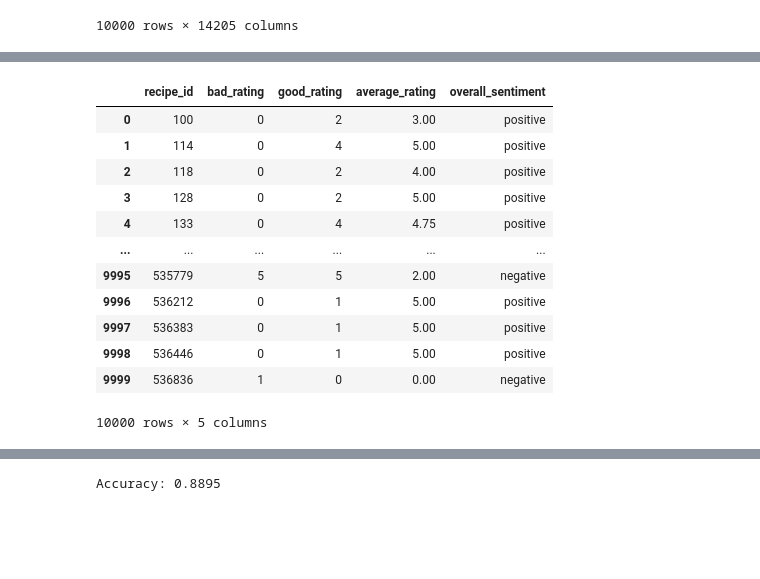
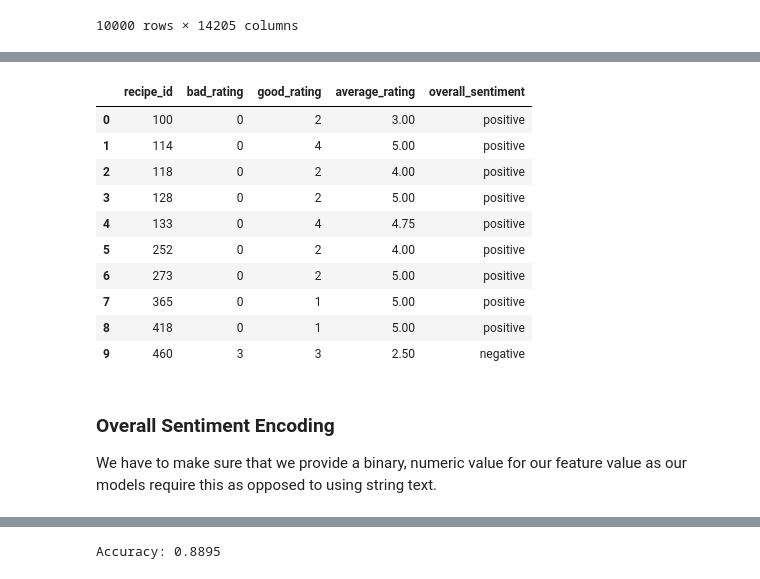
Before and after one commit to hellojohncruz/DATA-620, a Jupyter notebook: Final Project/food.ipynb, the cells around one changed output, grey strips where cells are left out. Saved outputs shown, nothing was run; the diff lists cells and outputs as text; code cells hidden in the pictures; blank space fills up the shorter version.

```diff
--- a/Final Project/food.ipynb
+++ b/Final Project/food.ipynb
@@ -393,43 +381,44 @@ result_df
 # %%
 # Merge the two DataFrames on recipe_id (id in result_df)
 merged_df = result_df.merge(users_df, left_on='recipe_id', right_on='recipe_id')
 
 # If the column is named 'rating_y', rename it to 'rating'
 merged_df.rename(columns={'rating_y': 'rating'}, inplace=True)
 
 # Classify ratings: 0-2 = 'bad', 3-5 = 'good'
 merged_df['review_quality'] = merged_df['rating'].apply(lambda x: 'good_rating' if x >= 3 else 'bad_rating')
 
 # Count good and bad reviews per recipe
 sentiment_counts = merged_df.groupby('recipe_id')['review_quality'].value_counts().unstack(fill_value=0)
 
 # Compute average rating per recipe
 average_ratings = merged_df.groupby('recipe_id')['rating'].mean().rename('average_rating')
 
 # Combine into one summary DataFrame
 summary_df = sentiment_counts.join(average_ratings)
 
 # Determine overall sentiment
 summary_df['overall_sentiment'] = summary_df.apply(
     lambda row: 'positive' if row.get('good_rating', 0) > row.get('bad_rating', 0) else 'negative',
     axis=1
 )
 
 summary_df = summary_df.reset_index()
+summary_df.head(10)
+# %% [output]
+|  | recipe_id | bad_rating | good_rating | average_rating | overall_sentiment |
+| 0 | 100 | 0 | 2 | 3.00 | positive |
+| 1 | 114 | 0 | 4 | 5.00 | positive |
+| 2 | 118 | 0 | 2 | 4.00 | positive |
+| 3 | 128 | 0 | 2 | 5.00 | positive |
+| 4 | 133 | 0 | 4 | 4.75 | positive |
+| 5 | 252 | 0 | 2 | 4.00 | positive |
+| 6 | 273 | 0 | 2 | 5.00 | positive |
+| 7 | 365 | 0 | 1 | 5.00 | positive |
+| 8 | 418 | 0 | 1 | 5.00 | positive |
+| 9 | 460 | 3 | 3 | 2.50 | negative |
-# %%
-summary_df
-# %% [output]
-|  | recipe_id | bad_rating | good_rating | average_rating | overall_sentiment |
-| 0 | 100 | 0 | 2 | 3.00 | positive |
-| 1 | 114 | 0 | 4 | 5.00 | positive |
-| 2 | 118 | 0 | 2 | 4.00 | positive |
-| 3 | 128 | 0 | 2 | 5.00 | positive |
-| 4 | 133 | 0 | 4 | 4.75 | positive |
-| ... | ... | ... | ... | ... | ... |
-| 9995 | 535779 | 5 | 5 | 2.00 | negative |
-| 9996 | 536212 | 0 | 1 | 5.00 | positive |
-| 9997 | 536383 | 0 | 1 | 5.00 | positive |
-| 9998 | 536446 | 0 | 1 | 5.00 | positive |
-| 9999 | 536836 | 1 | 0 | 0.00 | negative |
-10000 rows × 5 columns
+# %% [markdown]
+### Overall Sentiment Encoding
+
+We have to make sure that we provide a binary, numeric value for our feature value as our models require this as opposed to using string text.
 # %%
```
Also changed, not shown: parts of 56 cells of this notebook.
